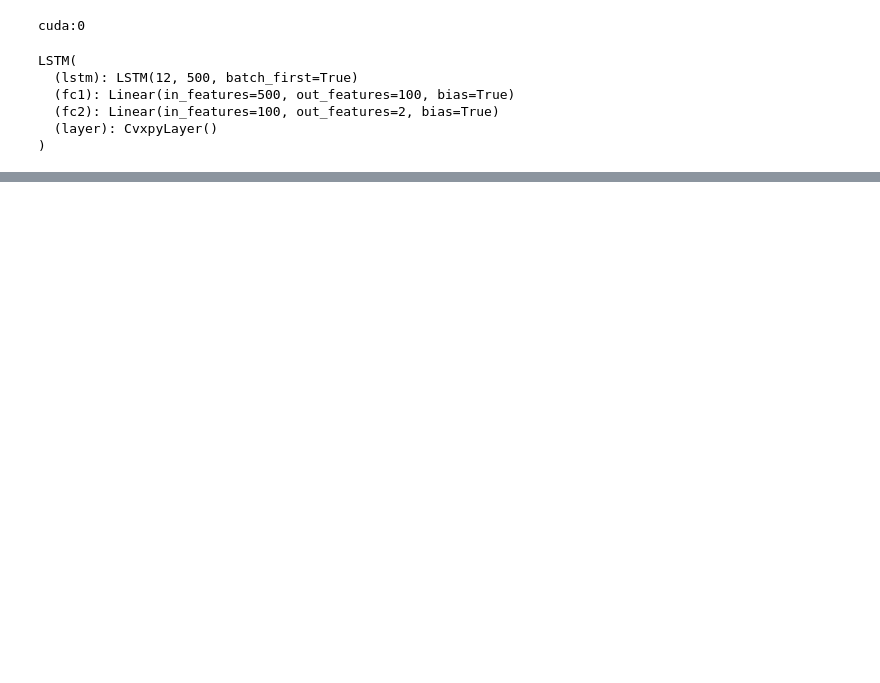
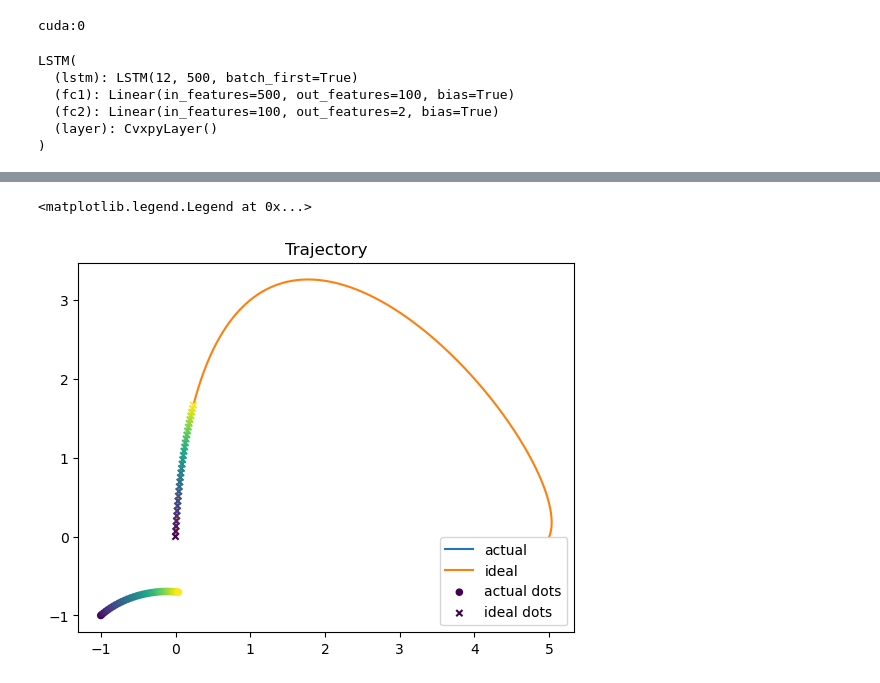
Before and after one commit to planetaryeclipse/research-geo-diff-opt-layer, a Jupyter notebook: LSTM.ipynb, the cells around one changed output, grey strips where cells are left out. Saved outputs shown, nothing was run; the diff lists cells and outputs as text; code cells hidden in the pictures; blank space fills up the shorter version.

```diff
--- a/LSTM.ipynb
+++ b/LSTM.ipynb
@@ -218,12 +225,11 @@ class LSTM(nn.Module):
         u_f_nom_param = cp.Parameter(1)
         constraints = [A @ u_f + b >= 0]
 
-        objective = cp.Minimize(0.5 * cp.pnorm(u_f-u_f_nom_param, p=2))
+        objective = cp.Minimize(0.5 * cp.pnorm(u_f-u_f_nom_param, p=2)**2)
         problem = cp.Problem(objective, constraints)
         assert problem.is_dpp()
-        self.layer = CvxpyLayer(problem, parameters = [u_f_nom_param], variables=[u_f]).to(device)
 
-        # self.layer = CvxpyLayer(problem, parameters=[A, b, u_f_nom_param], variables=[u_f]).to(device)
+        self.layer = CvxpyLayer(problem, parameters=[A, b, u_f_nom_param], variables=[u_f]).to(device)
 
 
 
@@ -257,7 +263,7 @@ class LSTM(nn.Module):
         r5 = (v_err**(5/2)) * x_err * y_err
 
         #Coeff for input
-        u_f_coeff = (2*r1*torch.cos(theta) + 2*r2*torch.sin(theta)) / 2 * v_err**4
+        u_f_coeff = (2*r1*torch.cos(theta) + 2*r2*torch.sin(theta)) / (2 * v_err**4 + 1e-6)  #add small number to prevent divide by 0
 
         #other coeffs
         term1 = -2 * k1 * k2 * (v_err**(9/2))
@@ -274,7 +280,7 @@ class LSTM(nn.Module):
         numerator = -(term1 + term2 + term3 + term4 + term5 +
                         term6 + term7 + term8 + term9 + term10)
 
-        denominator = 2 * v_err**4
+        denominator = 2 * v_err**4 +1e-6  #add small number to prevent divide by 0
 
         const_coeff = numerator / denominator
 
@@ -285,37 +291,32 @@ class LSTM(nn.Module):
     def forward(self, x, ko_data, k1, k2):
         # print("x shape" ,x.shape)
         batch_size = x.size(0)
-        h0 = torch.zeros(self.num_stacked_layers, batch_size, self.hidden_1_size).to(device)
-        c0 = torch.zeros(self.num_stacked_layers, batch_size, self.hidden_1_size).to(device)
+        h0 = torch.zeros(self.num_stacked_layers, batch_size, self.hidden_1_size, device = device)
+        c0 = torch.zeros(self.num_stacked_layers, batch_size, self.hidden_1_size, device = device)
 
         out, _ = self.lstm(x, (h0, c0))
-        # print("out shape 1", out.shape)
 
         out = self.fc1(out[:, -1, :]) # get only last value in LSTM output
         out = self.fc2(out)
-        # return out     #uncomment this line to test without CBF constraint
+        return out     #uncomment this line to test without CBF constraint
 
-        # print("out shape 2", out.shape)
         u_f_nom = out[:, 0:1]  #keep 16, 1 shape since only u_f need to be inputted to cbf
         u_t_nom = out[:, 1:2]
-
         u_f_coeff, const_coeff = self.get_cbf_coeff(x, ko_data, k1, k2)
-
 
         A_tch = u_f_coeff.reshape(-1, 1).cpu()
         b_tch = const_coeff.reshape(-1, 1).cpu()
         u_f_nom_cpu = u_f_nom.cpu()
 
-
         # solve the problem
         try:
             (solution_cpu,) = self.layer(A_tch, b_tch, u_f_nom_cpu)
-            # (solution_cpu,) = self.layer(u_f_nom_cpu)  #for testing without CBF constraint
 
             u_f_safe = solution_cpu.to(device)
 
-        except:
-            print("Solution failed :( Resorting to unsafe value")
+        except Exception as e:
+            # It's better to print the error 'e' to see WHY it failed
+            print(f"Solver failed: {e}")
             u_f_safe = u_f_nom
         # u_diff = torch.abs(u_f_nom-u_f_safe).mean().item()
         # print(" u_diff: ", (u_diff))
@@ -479,0 +671,22 @@ plt.show()
+# %%
+step = 10
+indices = np.arange(0, len(p_hist), step)
+plt.plot(p_hist[:, 0], p_hist[:, 1], label = "actual")
+plt.plot(x_traj, y_traj, label = "ideal")
+
+# 2. Add dots that change color over time
+# 'c=indices' tells matplotlib to color based on the time step
+# 'cmap' defines the color gradient (e.g., 'viridis', 'plasma', 'jet')
+scatter_actual = plt.scatter(p_hist[indices, 0], p_hist[indices, 1],
+                             c=indices, cmap='viridis', s=20, label="actual dots", zorder=3)
+
+scatter_ideal = plt.scatter(x_traj[indices], y_traj[indices],
+                            c=indices, cmap='viridis', s=20, marker='x', label="ideal dots", zorder=3)
+
+# Optional: Add a colorbar to show time progression
+# plt.colorbar(scatter_actual, label="Time Step")
+plt.title("Trajectory")
+plt.legend()
+# %% [output]
+<matplotlib.legend.Legend at 0x...>
+[figure, added]
```
Also changed, not shown: parts of 13 cells of this notebook.
